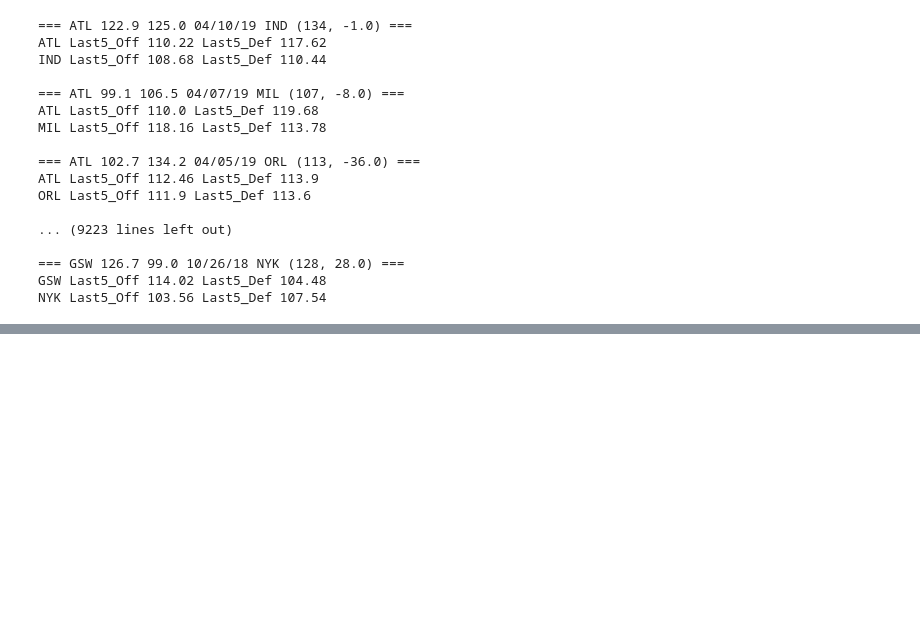
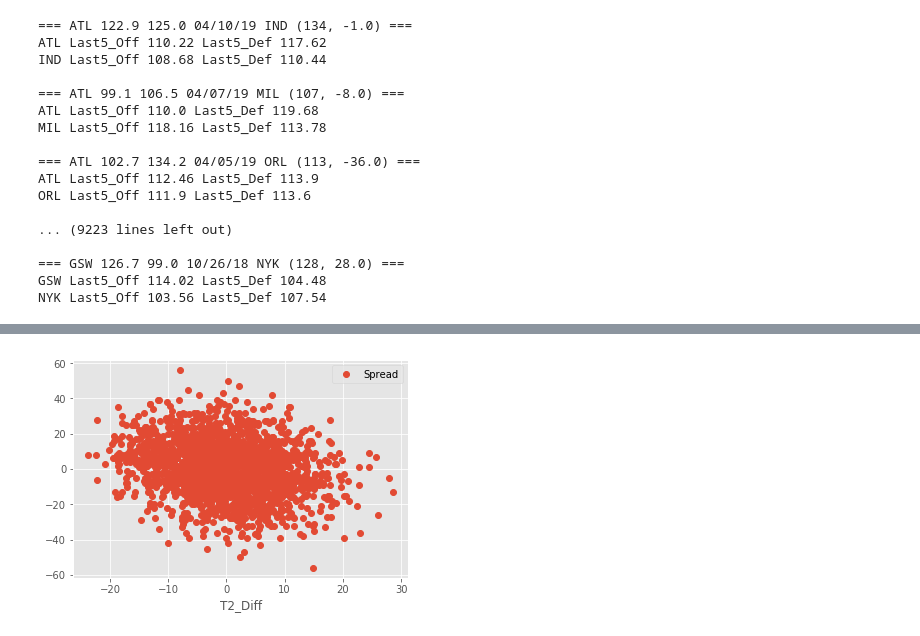
Before and after one commit to skuan/nba_api, a Jupyter notebook: NBA Stats 2018 - 2019-Backtest.ipynb, the cells around one changed output, grey strips where cells are left out. Drawn from its saved outputs; the diff is of its cells as text; code cells hidden in the pictures; blank space fills up the shorter version.

```diff
--- a/NBA Stats 2018 - 2019-Backtest.ipynb
+++ b/NBA Stats 2018 - 2019-Backtest.ipynb
@@ -447,0 +496,5 @@ NYK Last5_Off 103.56 Last5_Def 107.54
+# %%
+rdf.plot(x='T2_Diff', y='Spread', style='o')
+plt.show()
+# %% [output]
+[figure, added]
```
Also changed, not shown: parts of 8 cells of this notebook, 2 other files.
